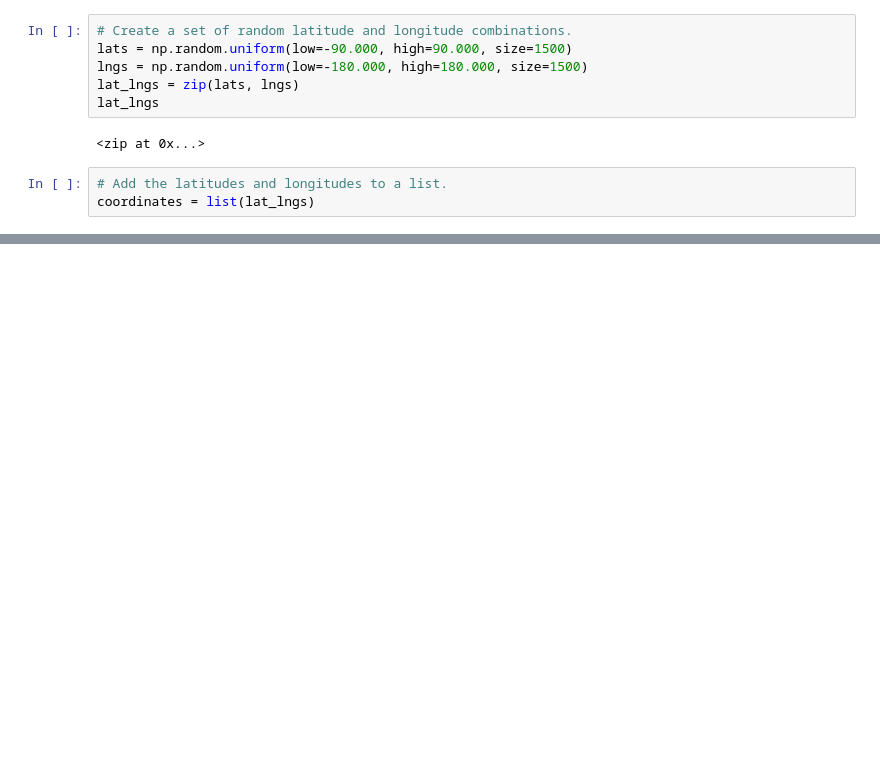
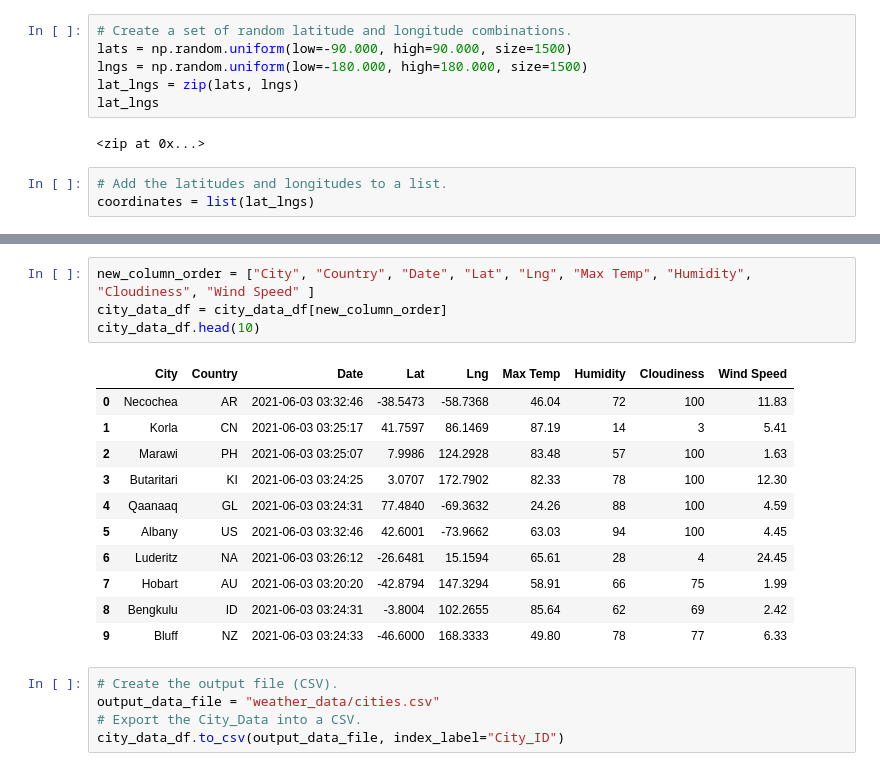
Before and after one commit to awolfe95/World_Weather_Analysis, a Jupyter notebook: WeatherPy.ipynb, the cells around one changed output, grey strips where cells are left out. Cells and saved outputs as stored; diff of their text form; blank space fills up the shorter version.

```diff
--- a/WeatherPy.ipynb
+++ b/WeatherPy.ipynb
@@ -31,0 +138,21 @@ len(cities)
+# %%
+new_column_order = ["City", "Country", "Date", "Lat", "Lng", "Max Temp", "Humidity", "Cloudiness", "Wind Speed" ]
+city_data_df = city_data_df[new_column_order]
+city_data_df.head(10)
+# %% [output]
+|  | City | Country | Date | Lat | Lng | Max Temp | Humidity | Cloudiness | Wind Speed |
+| 0 | Necochea | AR | 2021-06-03 03:32:46 | -38.5473 | -58.7368 | 46.04 | 72 | 100 | 11.83 |
+| 1 | Korla | CN | 2021-06-03 03:25:17 | 41.7597 | 86.1469 | 87.19 | 14 | 3 | 5.41 |
+| 2 | Marawi | PH | 2021-06-03 03:25:07 | 7.9986 | 124.2928 | 83.48 | 57 | 100 | 1.63 |
+| 3 | Butaritari | KI | 2021-06-03 03:24:25 | 3.0707 | 172.7902 | 82.33 | 78 | 100 | 12.30 |
+| 4 | Qaanaaq | GL | 2021-06-03 03:24:31 | 77.4840 | -69.3632 | 24.26 | 88 | 100 | 4.59 |
+| 5 | Albany | US | 2021-06-03 03:32:46 | 42.6001 | -73.9662 | 63.03 | 94 | 100 | 4.45 |
+| 6 | Luderitz | NA | 2021-06-03 03:26:12 | -26.6481 | 15.1594 | 65.61 | 28 | 4 | 24.45 |
+| 7 | Hobart | AU | 2021-06-03 03:20:20 | -42.8794 | 147.3294 | 58.91 | 66 | 75 | 1.99 |
+| 8 | Bengkulu | ID | 2021-06-03 03:24:31 | -3.8004 | 102.2655 | 85.64 | 62 | 69 | 2.42 |
+| 9 | Bluff | NZ | 2021-06-03 03:24:33 | -46.6000 | 168.3333 | 49.80 | 78 | 77 | 6.33 |
+# %%
+# Create the output file (CSV).
+output_data_file = "weather_data/cities.csv"
+# Export the City_Data into a CSV.
+city_data_df.to_csv(output_data_file, index_label="City_ID")
```
Also changed, not shown: parts of 5 cells of this notebook.
